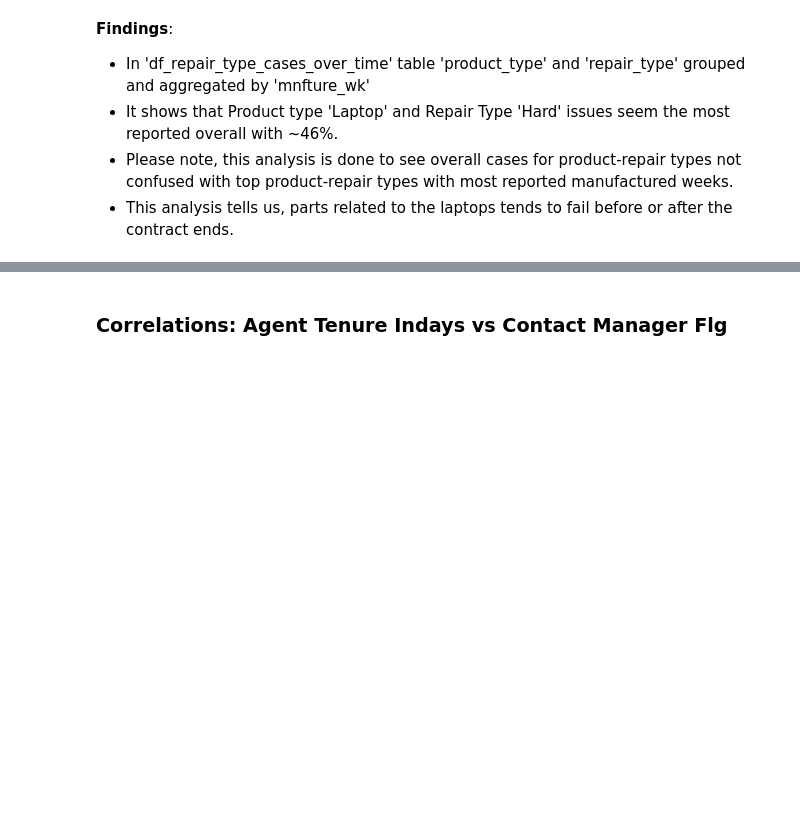
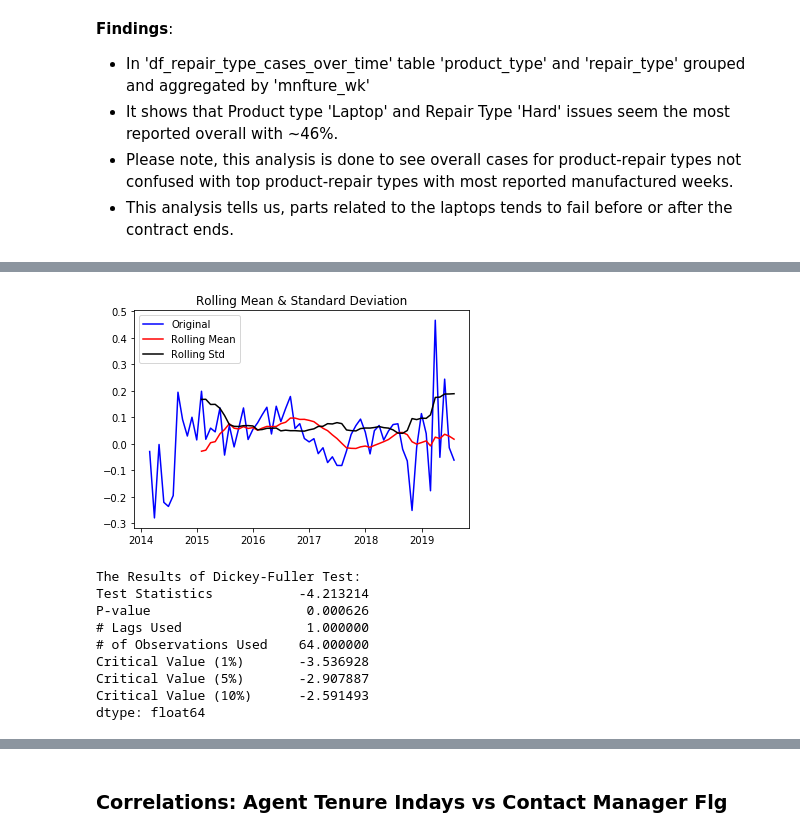
Before and after one commit to mrbalikci/data-science, a Jupyter notebook: JupyterNotebook/demo/data_insights.ipynb, the cells around one changed output, grey strips where cells are left out. Saved outputs shown, nothing was run; the diff lists cells and outputs as text; code cells hidden in the pictures; blank space fills up the shorter version.

```diff
--- a/JupyterNotebook/demo/data_insights.ipynb
+++ b/JupyterNotebook/demo/data_insights.ipynb
@@ -627,0 +706,8 @@ time_series_region('Hogwarts');
+# %%
+# find the difference efor logScale and movingAverage
+df_time_series_part_logScale_minus_moving_average = df_time_series_part_logScale - movingAverage
+df_time_series_part_logScale_minus_moving_average
+
+# remove Nan Values
+df_time_series_part_logScale_minus_moving_average.dropna(inplace=True)
+df_time_series_part_logScale_minus_moving_average.head()
@@ -627,0 +722,39 @@ time_series_region('Hogwarts');
+# %%
+# this needs to be df for 'test_stationary'
+df_time_series_part_logScale_minus_moving_average = pd.DataFrame(df_time_series_part_logScale_minus_moving_average)
+# %%
+# function to test if the data is stationary
+def test_stationary(timeseries):
+
+    # determine rolling statistics
+    movingAverage = timeseries.rolling(window=12).mean()
+    movingSTD = timeseries.rolling(window=12).std()
+
+    # plot rolling statistics
+    orig = plt.plot(timeseries, color='blue', label='Original')
+    mean = plt.plot(movingAverage, color='red', label='Rolling Mean')
+    std = plt.plot(movingSTD, color='black', label='Rolling Std')
+    plt.legend(loc='best')
+    plt.title('Rolling Mean & Standard Deviation')
+    plt.show(block=False)
+
+    # Perform Dickey-Fuller test
+    print("The Results of Dickey-Fuller Test:")
+    dftest = adfuller(timeseries['parts_ct'], autolag='AIC')
+    dfoutput = pd.Series(dftest[0:4], index=['Test Statistics', 'P-value', '# Lags Used', '# of Observations Used'])
+    for key, value in dftest[4].items():
+        dfoutput['Critical Value (%s)'%key] = value
+    print(dfoutput)
+# %%
+test_stationary(df_time_series_part_logScale_minus_moving_average)
+# %% [output]
+[figure, added]
+The Results of Dickey-Fuller Test:
+Test Statistics           -4.213214
+P-value                    0.000626
+# Lags Used                1.000000
+# of Observations Used    64.000000
+Critical Value (1%)       -3.536928
+Critical Value (5%)       -2.907887
+Critical Value (10%)      -2.591493
+dtype: float64
```
Also changed, not shown: parts of 36 cells of this notebook.
